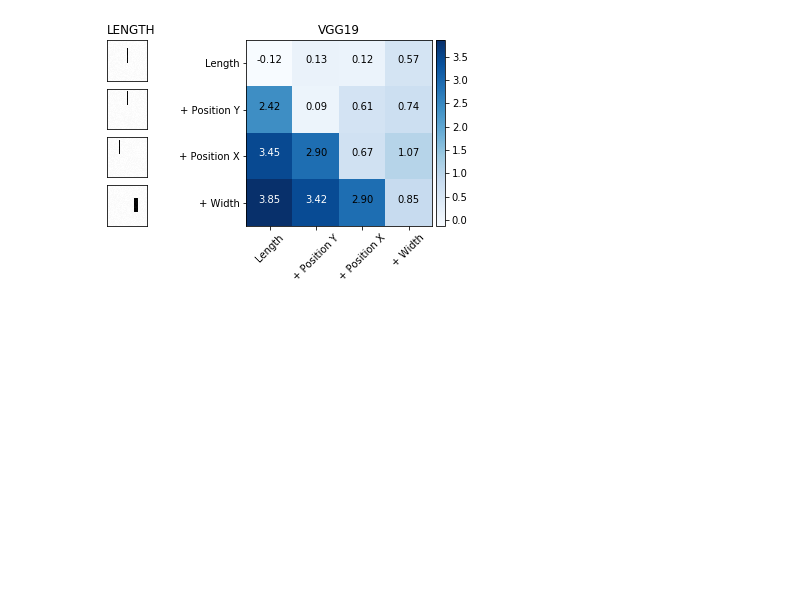
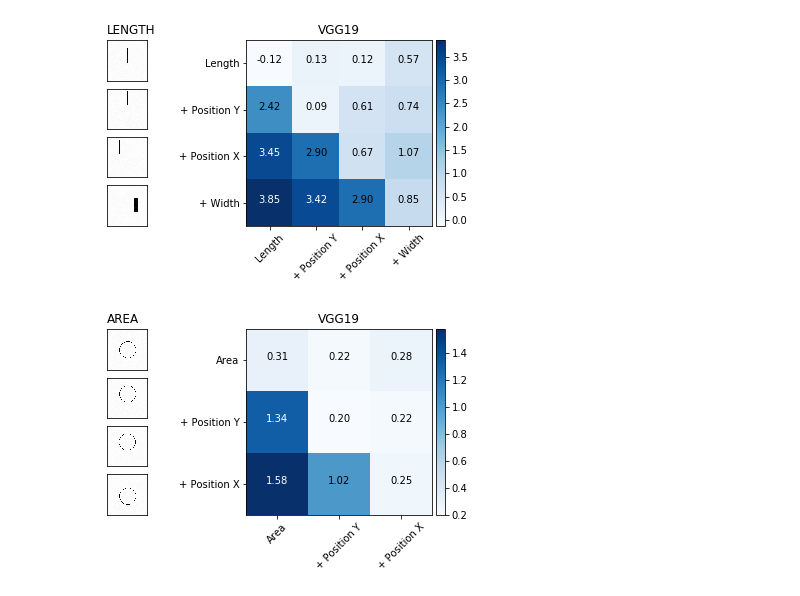
Before and after one commit to Rhoana/perception, a Jupyter notebook: IPY/Figure1_CrossNetwork_Average.ipynb, the cells around one changed output. Drawn from its saved outputs; the diff is of its cells as text; code cells hidden in the pictures; blank space fills up the shorter version.

```diff
--- a/IPY/Figure1_CrossNetwork_Average.ipynb
+++ b/IPY/Figure1_CrossNetwork_Average.ipynb
@@ -456,3 +458,64 @@ bottom = max(gs1.bottom, gs2.bottom)
 plt.savefig('../PAPER/gfx/cross_network_small_VGG19.pdf')#, bbox_inches='tight', pad_inches=0)
 # %% [output]
 [figure]
+# %%
+from mpl_toolkits.axes_grid1 import make_axes_locatable
+
+from matplotlib import gridspec
+
+e = 'C.Figure1.area'
+
+fig = plt.gcf()
+
+gs1 = gridspec.GridSpec(4, 1)
+
+for ii,ss in enumerate(gs1):
+
+    flags = [False,False,False,False]
+    for i in range(ii):
+        flags[i] = True
+
+
+
+    ax = fig.add_subplot(ss)
+
+    if ii==0:
+        ax.set_title(e.split('.')[-1].replace('_',' ').upper(), loc='left')
+
+
+    from matplotlib.ticker import NullFormatter
+    ax.xaxis.set_major_formatter(NullFormatter())
+    ax.xaxis.set_ticks_position('none')
+    ax.yaxis.set_major_formatter(NullFormatter())
+    ax.yaxis.set_ticks_position('none')
+#     plt.tight_layout()
+
+    image = eval(e)(flags, preset=presets[e])[1]
+    image = image.astype(np.float32)
+    image += np.random.uniform(0, 0.05,(100,100))
+    plt.imshow(image, cmap='Greys', interpolation='none')
+
+
+gs2 = gridspec.GridSpec(1, 1)
+ax = fig.add_subplot(gs2[0])
+ax.set_title('VGG19')
+
+results = outputs[5][2]
+plot_cross_network(results, classes=all_labels[e],
+                      c_name='VGG19', e_name=e, last_row=False, first_col=True)
+
+gs2.tight_layout(fig, rect=[0.7, 0, 1.3, 1])#, h_pad=0.5)
+
+top = min(gs1.top, gs2.top)
+bottom = max(gs1.bottom, gs2.bottom)
+
+gs1.update(top=top, bottom=bottom)
+gs2.update(top=top, bottom=bottom)
+
+
+top = min(gs1.top, gs2.top)
+bottom = max(gs1.bottom, gs2.bottom)
+
+plt.savefig('../PAPER/gfx/cross_network_small_VGG19_'+e+'.pdf')#, bbox_inches='tight', pad_inches=0)
+# %% [output]
+[figure, added]
```
Also changed, not shown: parts of 4 cells of this notebook, 5 other files.
